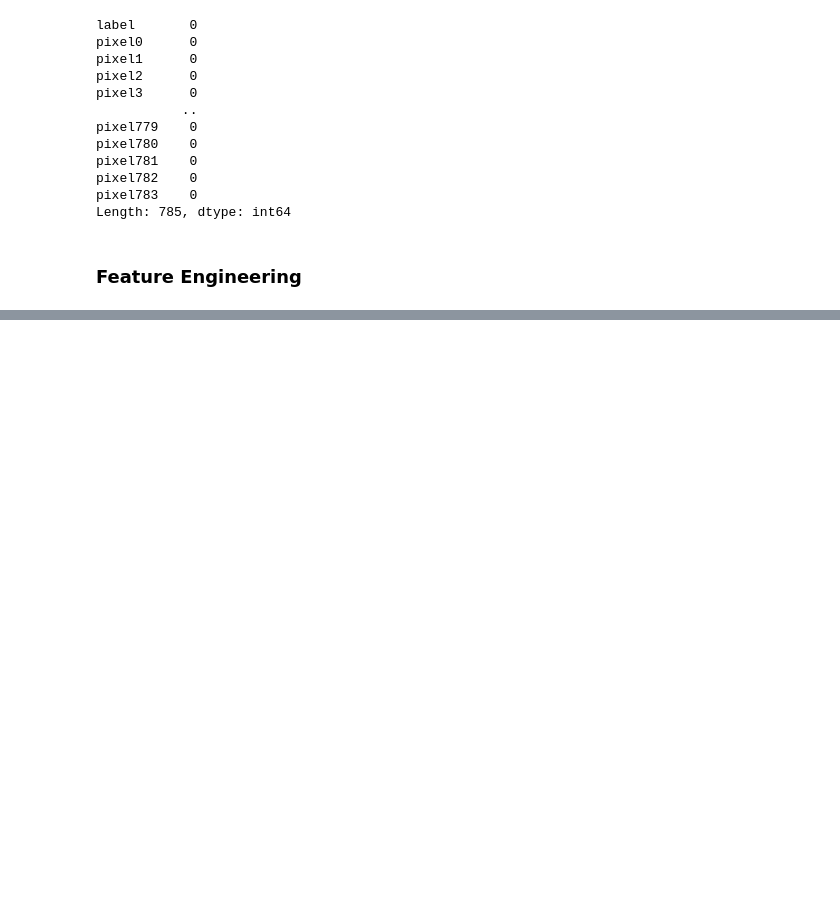
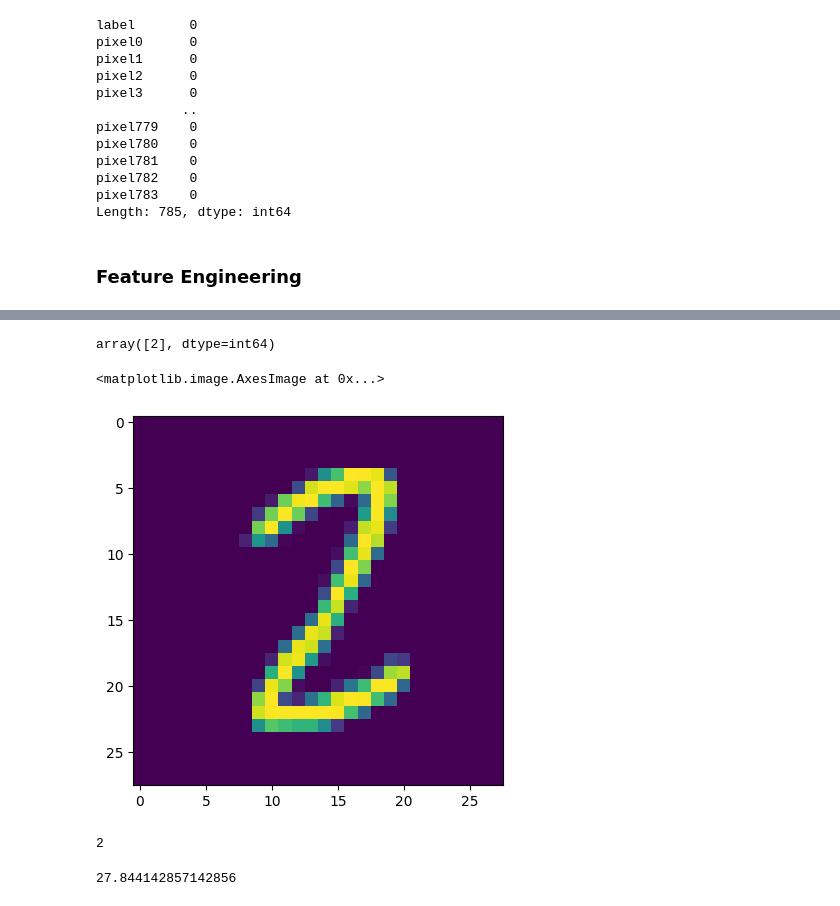
Before and after one commit to Anurag180203/jupyter_notebooks, a Jupyter notebook: Machine Learning/MNIST/digit-recognizer/project1.ipynb, the cells around one changed output, grey strips where cells are left out. Cells and saved outputs as stored; diff of their text form; code cells hidden in the pictures; blank space fills up the shorter version.

Commit message:
create predictions and save

```diff
--- a/Machine Learning/MNIST/digit-recognizer/project1.ipynb
+++ b/Machine Learning/MNIST/digit-recognizer/project1.ipynb
@@ -101,2 +106,14 @@ knn.fit(x_train, y_train)
 # %%
-knn.predict(x_test)
+knn.predict(x_test[102].reshape(1,-1))
+# %% [output]
+array([2], dtype=int64)
+# %%
+num = np.array(test.iloc[102,:]).reshape(28,28)
+plt.imshow(num)
+# %% [output]
+<matplotlib.image.AxesImage at 0x...>
+[figure, added]
+# %%
+y_pred[102]
+# %% [output]
+2
@@ -102,0 +125,7 @@ knn.predict(x_test)
+# %%
+y_pred = pd.read_csv('submission.csv')
+from sklearn.metrics import mean_squared_error
+
+print(mean_squared_error(y_test, y_pred.iloc[:,1]))
+# %% [output]
+27.844142857142856
```
Also changed, not shown: parts of 6 cells of this notebook, 1 other file.
